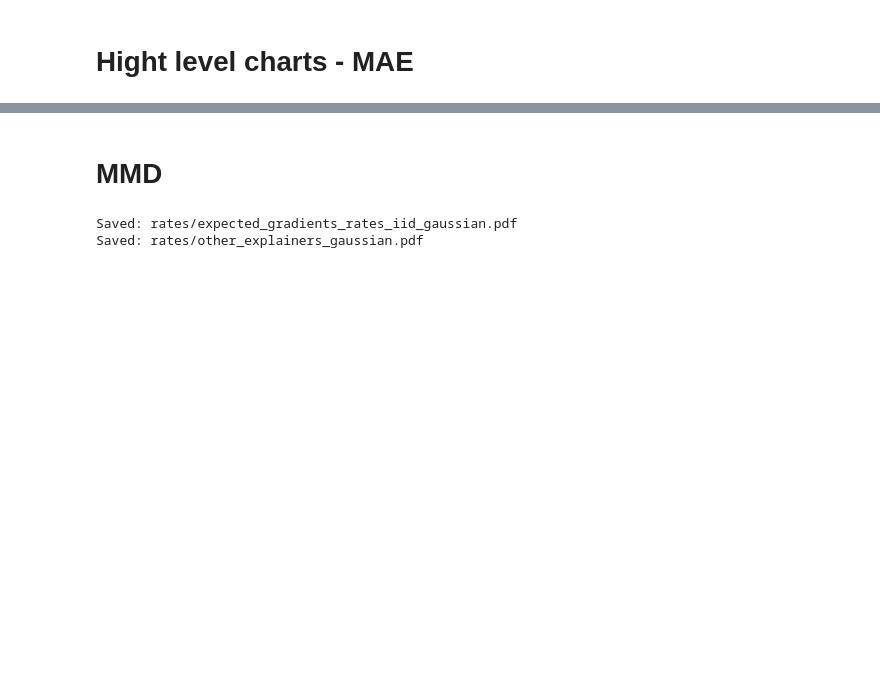
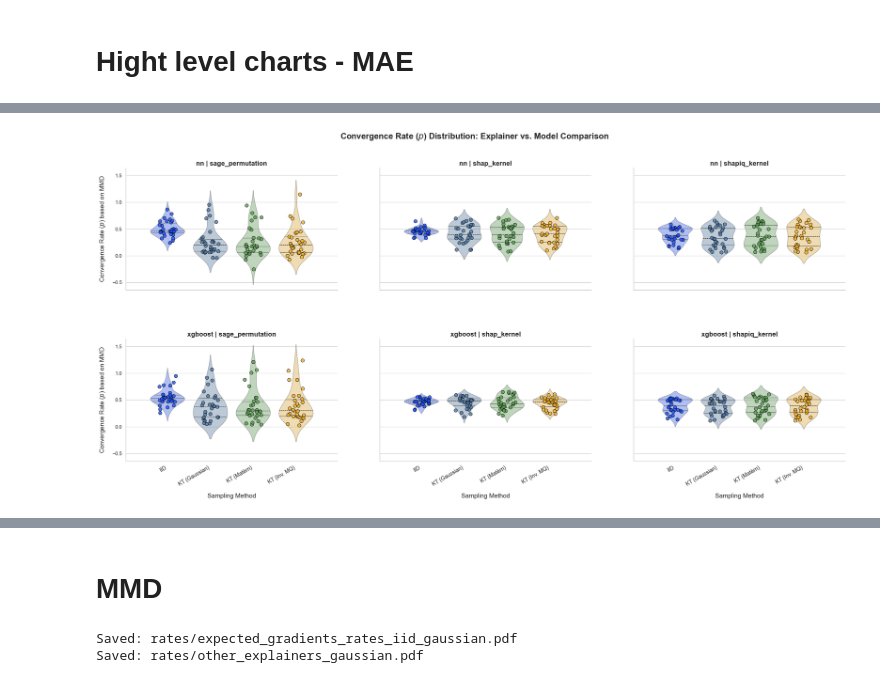
Before and after one commit to kateqwerty001/bsc-compress-then-explain, a Jupyter notebook: visualizations/rates.ipynb, the cells around one changed output, grey strips where cells are left out. Drawn from its saved outputs; the diff is of its cells as text; code cells hidden in the pictures; blank space fills up the shorter version.

```diff
--- a/visualizations/rates.ipynb
+++ b/visualizations/rates.ipynb
@@ -474,3 +211,80 @@ method_colors = {
 # %%
 coeffs_df_exp_grads = coeffs_df[coeffs_df["explainer_total"] == "expected_gradients"].copy()
 coeffs_df_other = coeffs_df[coeffs_df["explainer_total"] != "expected_gradients"].copy()
+# %%
+import matplotlib.pyplot as plt
+import seaborn as sns
+method_order = ["iid", "kt_gaussian", "kt_matern", "kt_inverse_multiquadric"]
+display_names = {
+    "iid": "IID",
+    "kt_gaussian": "KT (Gaussian)",
+    "kt_matern": "KT (Matèrn)",
+    "kt_inverse_multiquadric": "KT (Inv. MQ)"
+}
+
+xtick_labels = [display_names.get(m, m) for m in method_order]
+
+sns.set_theme(style="whitegrid", font_scale=1.2)
+
+g = sns.FacetGrid(
+    coeffs_df_other,
+    col="explainer_total",
+    row="model_name",
+    sharey=True,
+    height=6,
+    aspect=1.4
+)
+
+def draw_violin_plots(data, **kwargs):
+    ax = plt.gca()
+
+    sns.violinplot(
+        data=data,
+        x="method_total",
+        y="p",
+        order=method_order,
+        palette=method_colors,
+        inner="quartile",
+        alpha=0.4,
+        ax=ax
+    )
+
+    sns.stripplot(
+        data=data,
+        x="method_total",
+        y="p",
+        order=method_order,
+        hue="method_total",
+        palette=method_colors,
+        jitter=0.2,
+        size=8,
+        alpha=0.8,
+        linewidth=1,
+        edgecolor="black",
+        legend=False,
+        ax=ax
+    )
+
+g.map_dataframe(draw_violin_plots)
+
+g.set_axis_labels("Sampling Method", "Convergence Rate ($p$) based on MMD", fontsize=15, labelpad=15)
+
+g.set_titles(row_template="{row_name}", col_template="{col_name}", size=16, weight='bold')
+
+for ax in g.axes.flat:
+    ax.set_xticks(range(len(method_order)))
+    ax.set_xticklabels(xtick_labels, rotation=30, ha='right', fontsize=13)
+    ax.tick_params(axis='y', labelsize=12)
+
+    ax.xaxis.grid(False)
+    ax.margins(x=0.15)
+
+plt.subplots_adjust(top=0.88, hspace=0.4, wspace=0.2)
+g.fig.suptitle("Convergence Rate ($p$) Distribution: Explainer vs. Model Comparison",
+               fontsize=20, fontweight='bold', y=0.98)
+
+os.makedirs("rates", exist_ok=True)
+plt.savefig("rates/other_methods_convergence_violin.pdf", bbox_inches="tight", dpi=300)
+
+plt.show()
+# %% [output]
@@ -477,3 +308,4 @@ coeffs_df_other = coeffs_df[coeffs_df["explainer_total"] != "expected_gradients"
+[figure, added]
 # %%
 import matplotlib.pyplot as plt
 import seaborn as sns
```
Also changed, not shown: parts of 12 cells of this notebook, 11 other files.
